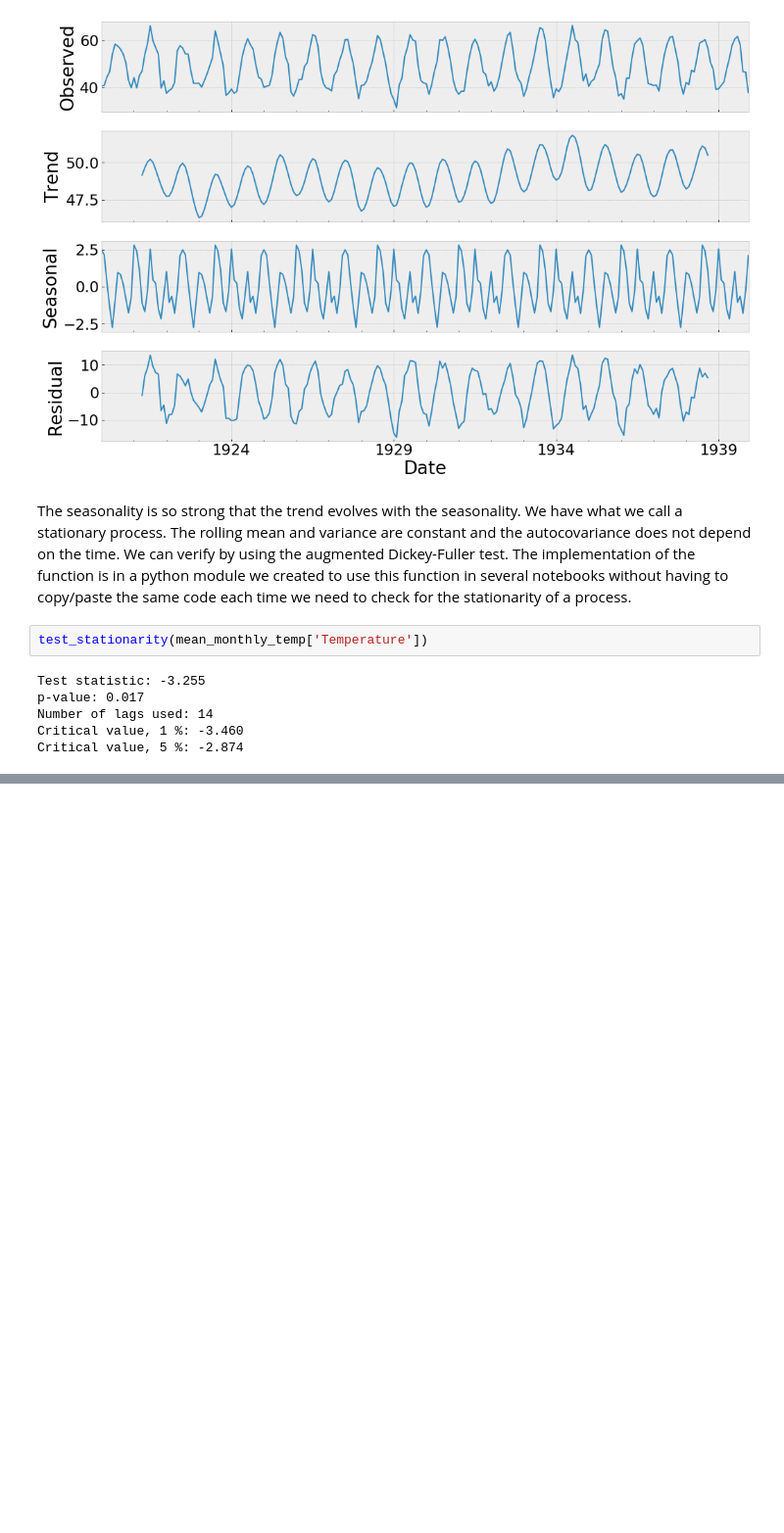
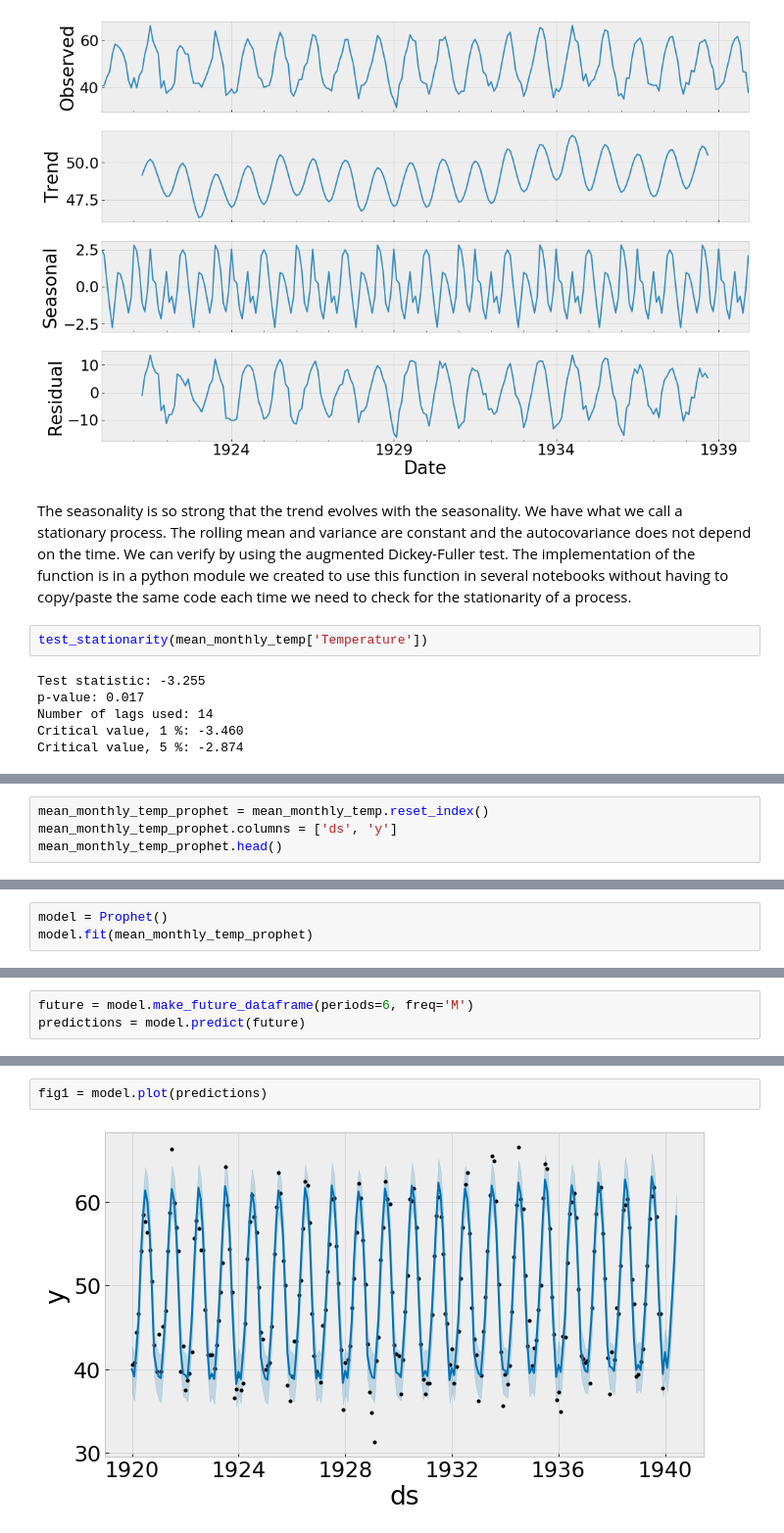
Before and after one commit to goujonbe/data_science_for_finance, a Jupyter notebook: seasonal_time_series.ipynb, the cells around one changed output, grey strips where cells are left out. Shown: that part at 98% size. Saved outputs shown, nothing was run; the diff lists cells and outputs as text; blank space fills up the shorter version.

Commit message:
Added a first forecast without tuning the parameters of the model with prophet

```diff
--- a/seasonal_time_series.ipynb
+++ b/seasonal_time_series.ipynb
@@ -88,0 +101,4 @@ Please see the notebook time_series_forecasting for more info on the **Dickey-fu
+# %%
+mean_monthly_temp_prophet = mean_monthly_temp.reset_index()
+mean_monthly_temp_prophet.columns = ['ds', 'y']
+mean_monthly_temp_prophet.head()
@@ -88,0 +114,3 @@ Please see the notebook time_series_forecasting for more info on the **Dickey-fu
+# %%
+model = Prophet()
+model.fit(mean_monthly_temp_prophet)
@@ -88,0 +123,3 @@ Please see the notebook time_series_forecasting for more info on the **Dickey-fu
+# %%
+future = model.make_future_dataframe(periods=6, freq='M')
+predictions = model.predict(future)
@@ -88,0 +135,4 @@ Please see the notebook time_series_forecasting for more info on the **Dickey-fu
+# %%
+fig1 = model.plot(predictions)
+# %% [output]
+[figure, added]
```
Also changed, not shown: parts of 10 cells of this notebook.
